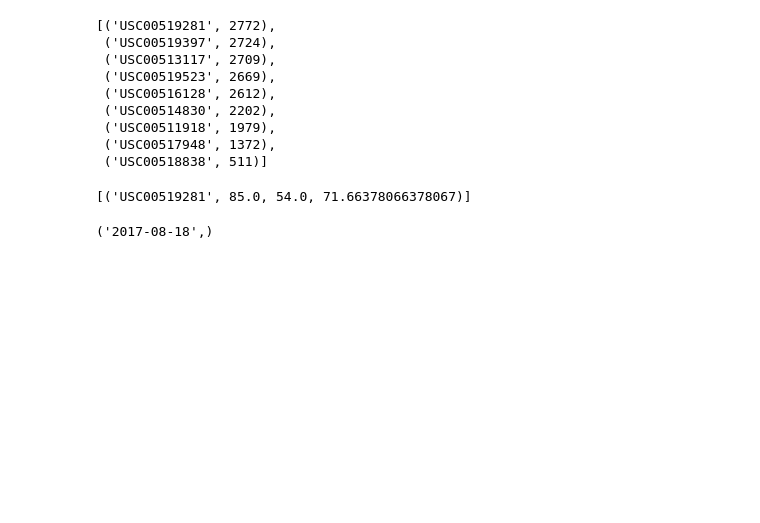
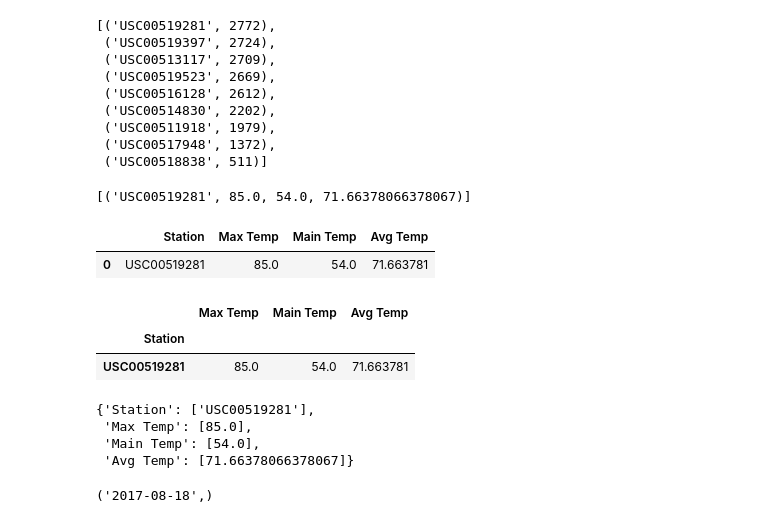
Before and after one commit to meetk5/SQLAlchemy-challenge, a Jupyter notebook: climate_starter.ipynb, the cells around one changed output. Drawn from its saved outputs; the diff is of its cells as text; code cells hidden in the pictures; blank space fills up the shorter version.

```diff
--- a/climate_starter.ipynb
+++ b/climate_starter.ipynb
@@ -181,6 +181,26 @@ active_station_stats = session.query(*st).\
 active_station_stats
 # %% [output]
 [('USC00519281', 85.0, 54.0, 71.66378066378067)]
+# %%
+df = pd.DataFrame(active_station_stats,columns=['Station','Max Temp','Main Temp', 'Avg Temp'])
+df
+# %% [output]
+|  | Station | Max Temp | Main Temp | Avg Temp |
+| 0 | USC00519281 | 85.0 | 54.0 | 71.663781 |
+# %%
+date_dict = {}
+df.set_index("Station")
+# %% [output]
+|  | Max Temp | Main Temp | Avg Temp |
+| Station |  |  |  |
+| USC00519281 | 85.0 | 54.0 | 71.663781 |
+# %%
+df.to_dict(orient= 'list')
+# %% [output]
+{'Station': ['USC00519281'],
+ 'Max Temp': [85.0],
+ 'Main Temp': [54.0],
+ 'Avg Temp': [71.66378066378067]}
 # %%
 # Using the most active station id
 # Query the last 12 months of temperature observation data for this station and plot the results as a histogram
```
Also changed, not shown: 1 other file.
